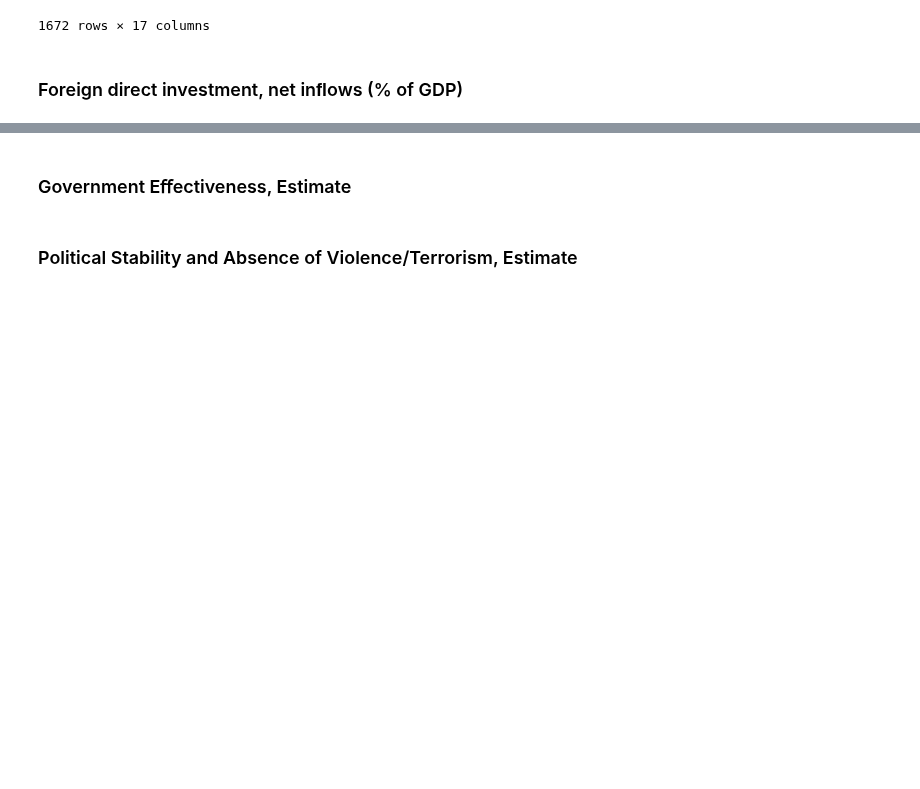
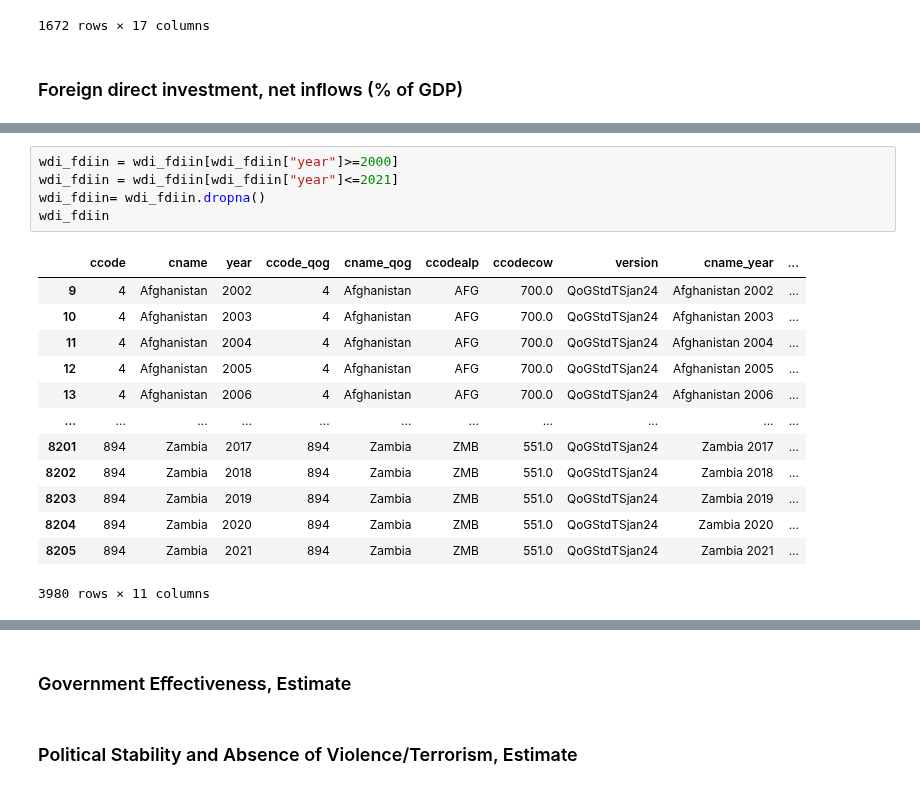
Before and after one commit to ZeliaDec/DataScience, a Jupyter notebook: Data_Notebook.ipynb, the cells around one changed output, grey strips where cells are left out. Saved outputs shown, nothing was run; the diff lists cells and outputs as text; blank space fills up the shorter version.

```diff
--- a/Data_Notebook.ipynb
+++ b/Data_Notebook.ipynb
@@ -1634,0 +1647,19 @@ HTTPError: HTTP Error 404: Not Found
+# %%
+wdi_fdiin = wdi_fdiin[wdi_fdiin["year"]>=2000]
+wdi_fdiin = wdi_fdiin[wdi_fdiin["year"]<=2021]
+wdi_fdiin= wdi_fdiin.dropna()
+wdi_fdiin
+# %% [output]
+|  | ccode | cname | year | ccode_qog | cname_qog | ccodealp | ccodecow | version | cname_year | ... |
+| 9 | 4 | Afghanistan | 2002 | 4 | Afghanistan | AFG | 700.0 | QoGStdTSjan24 | Afghanistan 2002 | ... |
+| 10 | 4 | Afghanistan | 2003 | 4 | Afghanistan | AFG | 700.0 | QoGStdTSjan24 | Afghanistan 2003 | ... |
+| 11 | 4 | Afghanistan | 2004 | 4 | Afghanistan | AFG | 700.0 | QoGStdTSjan24 | Afghanistan 2004 | ... |
+| 12 | 4 | Afghanistan | 2005 | 4 | Afghanistan | AFG | 700.0 | QoGStdTSjan24 | Afghanistan 2005 | ... |
+| 13 | 4 | Afghanistan | 2006 | 4 | Afghanistan | AFG | 700.0 | QoGStdTSjan24 | Afghanistan 2006 | ... |
+| ... | ... | ... | ... | ... | ... | ... | ... | ... | ... | ... |
+| 8201 | 894 | Zambia | 2017 | 894 | Zambia | ZMB | 551.0 | QoGStdTSjan24 | Zambia 2017 | ... |
+| 8202 | 894 | Zambia | 2018 | 894 | Zambia | ZMB | 551.0 | QoGStdTSjan24 | Zambia 2018 | ... |
+| 8203 | 894 | Zambia | 2019 | 894 | Zambia | ZMB | 551.0 | QoGStdTSjan24 | Zambia 2019 | ... |
+| 8204 | 894 | Zambia | 2020 | 894 | Zambia | ZMB | 551.0 | QoGStdTSjan24 | Zambia 2020 | ... |
+| 8205 | 894 | Zambia | 2021 | 894 | Zambia | ZMB | 551.0 | QoGStdTSjan24 | Zambia 2021 | ... |
+3980 rows × 11 columns
```
Also changed, not shown: parts of 3 cells of this notebook, 3 other files.
